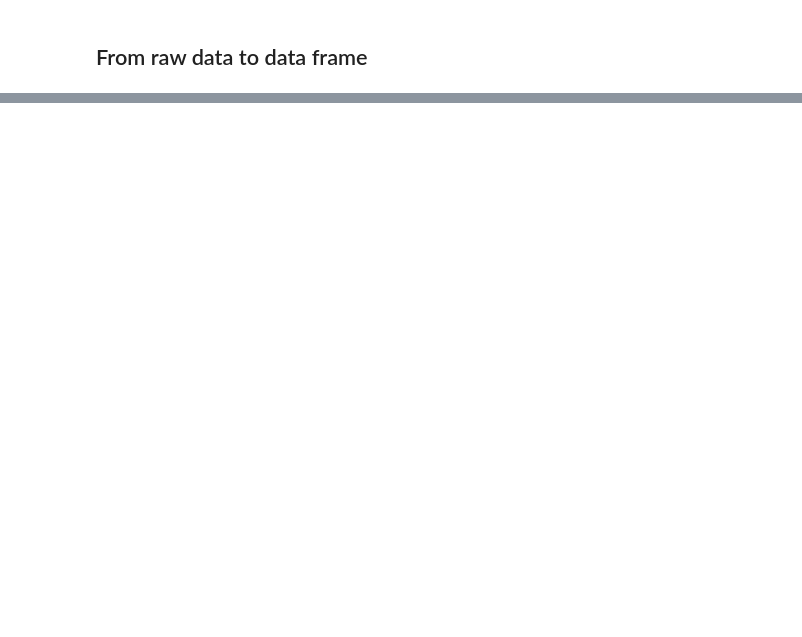
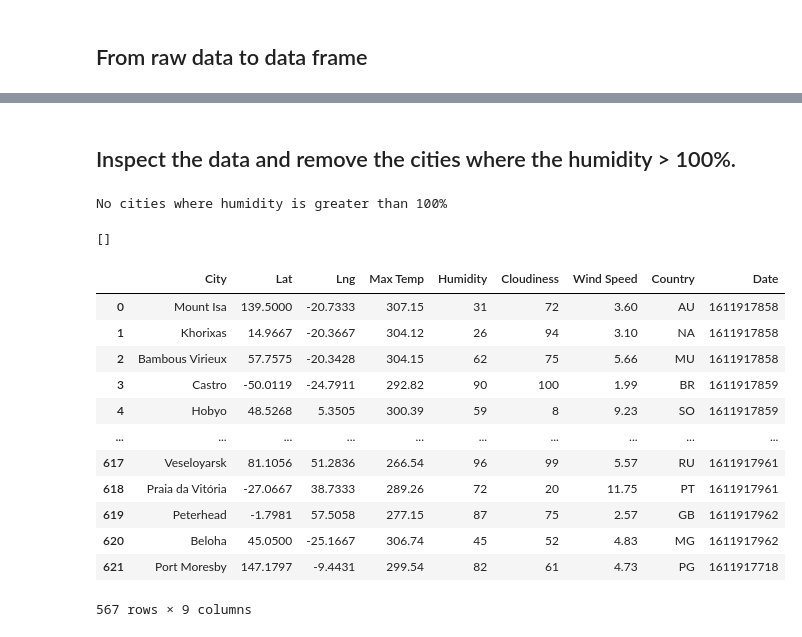
Before and after one commit to JaviPardox/Weather-Vacation-API, a Jupyter notebook: WeatherPy.ipynb, the cells around one changed output, grey strips where cells are left out. Cells and saved outputs as stored; diff of their text form; code cells hidden in the pictures; blank space fills up the shorter version.

```diff
--- a/WeatherPy.ipynb
+++ b/WeatherPy.ipynb
@@ -116,0 +137,32 @@ weather_pd
+# %% [markdown]
+## Inspect the data and remove the cities where the humidity > 100%.
+# %%
+humidity_weather_pd = weather_pd.loc[(weather_pd["Humidity"] > 100)]
+if(humidity_weather_pd.empty == True):
+    print("No cities where humidity is greater than 100%")
+# %% [output]
+No cities where humidity is greater than 100%
+# %%
+#  Get the indices of cities that have humidity over 100%.
+index_list = humidity_weather_pd.index.values.tolist()
+index_list
+# %% [output]
+[]
+# %%
+# Eliminate rows with humidity > 100
+clean_city_data = weather_pd.drop(index_list,axis=0)
+clean_city_data
+# %% [output]
+|  | City | Lat | Lng | Max Temp | Humidity | Cloudiness | Wind Speed | Country | Date |
+| 0 | Mount Isa | 139.5000 | -20.7333 | 307.15 | 31 | 72 | 3.60 | AU | 1611917858 |
+| 1 | Khorixas | 14.9667 | -20.3667 | 304.12 | 26 | 94 | 3.10 | NA | 1611917858 |
+| 2 | Bambous Virieux | 57.7575 | -20.3428 | 304.15 | 62 | 75 | 5.66 | MU | 1611917858 |
+| 3 | Castro | -50.0119 | -24.7911 | 292.82 | 90 | 100 | 1.99 | BR | 1611917859 |
+| 4 | Hobyo | 48.5268 | 5.3505 | 300.39 | 59 | 8 | 9.23 | SO | 1611917859 |
+| ... | ... | ... | ... | ... | ... | ... | ... | ... | ... |
+| 617 | Veseloyarsk | 81.1056 | 51.2836 | 266.54 | 96 | 99 | 5.57 | RU | 1611917961 |
+| 618 | Praia da Vitória | -27.0667 | 38.7333 | 289.26 | 72 | 20 | 11.75 | PT | 1611917961 |
+| 619 | Peterhead | -1.7981 | 57.5058 | 277.15 | 87 | 75 | 2.57 | GB | 1611917962 |
+| 620 | Beloha | 45.0500 | -25.1667 | 306.74 | 45 | 52 | 4.83 | MG | 1611917962 |
+| 621 | Port Moresby | 147.1797 | -9.4431 | 299.54 | 82 | 61 | 4.73 | PG | 1611917718 |
+567 rows × 9 columns
```
Also changed, not shown: parts of 9 cells of this notebook.
